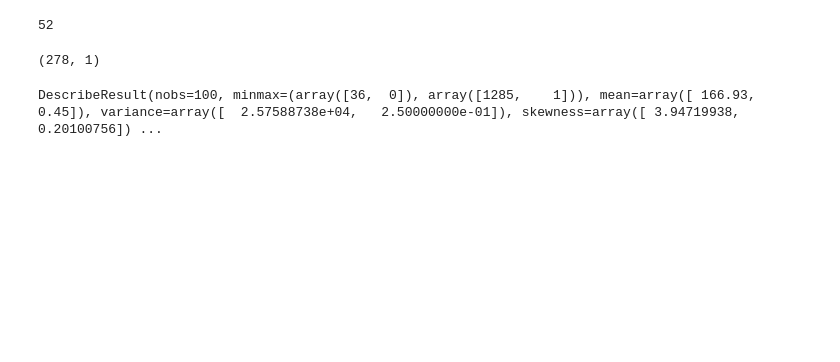
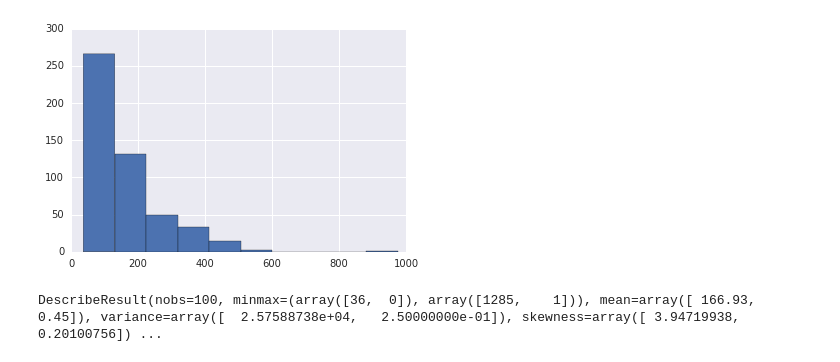
Before and after one commit to henrywallace/games, a Jupyter notebook: egyption-ratscrew/Egyption Ratscrew.ipynb, the cells around one changed output. Saved outputs shown, nothing was run; the diff lists cells and outputs as text; code cells hidden in the pictures; blank space fills up the shorter version.

```diff
--- a/egyption-ratscrew/Egyption Ratscrew.ipynb
+++ b/egyption-ratscrew/Egyption Ratscrew.ipynb
@@ -31,7 +38,3 @@ def new_deck():
-# %%
-len(new_deck())
-# %% [output]
-52
 # %%
 from random import shuffle
 from collections import deque
@@ -39,7 +42,7 @@ from collections import deque
 
 def deal(deck, num_players):
     """
-    Shuffle deck, and deal cards equally amoung `num_players` hands.
+    Shuffle a deck, and deal its cards equally amoung `num_players` hands.
 
     Args:
         deck: List[Card]
@@ -77,13 +98,7 @@ logger = logging.getLogger(__name__)
 # np.random.seed(42)
 # random.seed(42)
 
-def simulate_game(num_players, response):
-    """
-    Simulate a game of Egyptian Ratscrew.
-
-    Args:
-        responses
-    """
+def simulate_game(num_players, slap):
     deck = new_deck()
     hands = deal(deck, num_players)  # hands are stacks (cards face down)
     pile = []                        # pile is a stack (cards face up)
@@ -120,9 +135,9 @@ def simulate_game(num_players, response):
 
                 # A player can slap the pile even if a royal was placed.
                 if slappable(pile):
-                    fastest = np.argmax(times)
-                    logger.info('player {} slapped!'.format(fastest))
-                    hands[fastest].extendleft(reversed(pile))
+                    slapper = slap()
+                    logger.info('player {} slapped'.format(slapper))
+                    hands[slapper].extendleft(reversed(pile))
                     pile.clear()
                     chances = 0
                     break
@@ -137,21 +152,29 @@ def simulate_game(num_players, response):
                 hands[challenger].extendleft(reversed(pile))
                 pile.clear()
                 challenger = None
-
-logger.setLevel(logging.WARNING)
-locs = list(truncnorm.rvs(0, np.inf, scale=0.1, size=num_players))
-times = [response_times(1, loc=loc, scale=0.1, lower=0) for loc in locs]
-
-locs = list(truncnorm.rvs(0, np.inf, scale=0.1, size=num_players))
-
-
-def response():
-    return [0 ]
-
-
-print(simulate_game(2, 3))
-# %% [output]
-(278, 1)
+# %%
+import numpy as np
+import matplotlib.pyplot as plt
+import seaborn as sns
+
+sns.set()
+%matplotlib inline
+
+
+num_players = 2
+
+# def slap():
+#     return np.argmax(np.random.multinomial(1, [1/num_players]*num_players))
+
+def slap():
+    return np.argmax(np.random.multinomial(1, [0.2, 0.8]))
+
+
+turns = [simulate_game(num_players, slap)[0] for _ in range(500)]
+plt.hist(turns)
+plt.show()
+# %% [output]
+[figure, added]
 # %%
 from scipy.stats import describe
 
```
Also changed, not shown: parts of 6 cells of this notebook, 2 other files.
